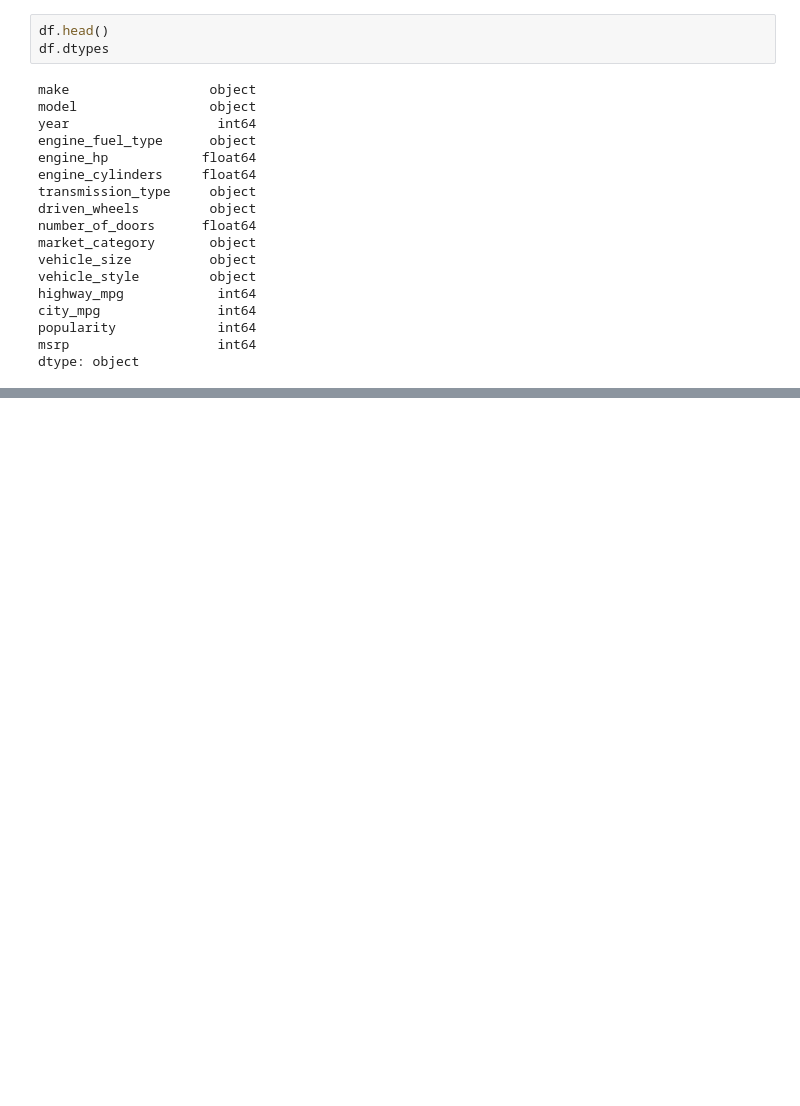
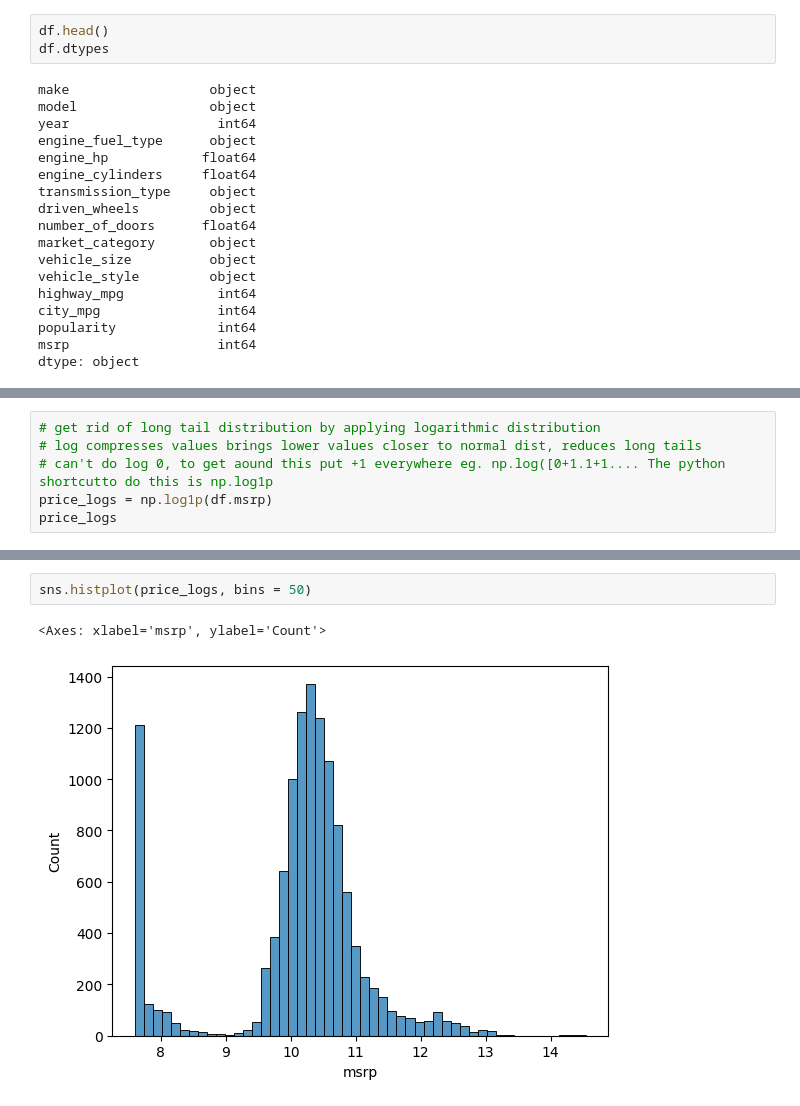
Before and after one commit to C-Monsta/machine_learning_zoomcamp, a Jupyter notebook: 02_car_price/2 Homework.ipynb, the cells around one changed output, grey strips where cells are left out. Drawn from its saved outputs; the diff is of its cells as text; blank space fills up the shorter version.

```diff
--- a/02_car_price/2 Homework.ipynb
+++ b/02_car_price/2 Homework.ipynb
@@ -86,0 +98,6 @@ msrp
+# %%
+# get rid of long tail distribution by applying logarithmic distribution
+# log compresses values brings lower values closer to normal dist, reduces long tails
+# can't do log 0, to get aound this put +1 everywhere eg. np.log([0+1.1+1.... The python shortcutto do this is np.log1p
+price_logs = np.log1p(df.msrp)
+price_logs
@@ -86,0 +117,5 @@ msrp
+# %%
+sns.histplot(price_logs, bins = 50)
+# %% [output]
+<Axes: xlabel='msrp', ylabel='Count'>
+[figure, added]
```
Also changed, not shown: parts of 14 cells of this notebook.
